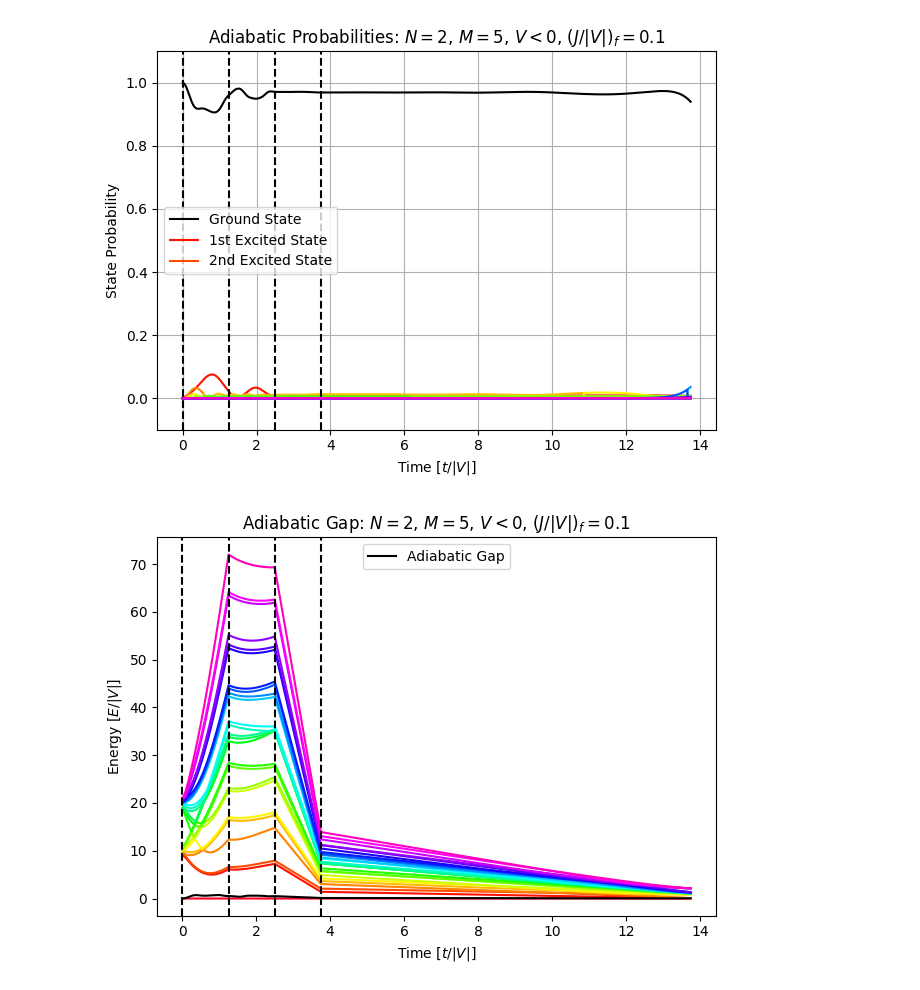
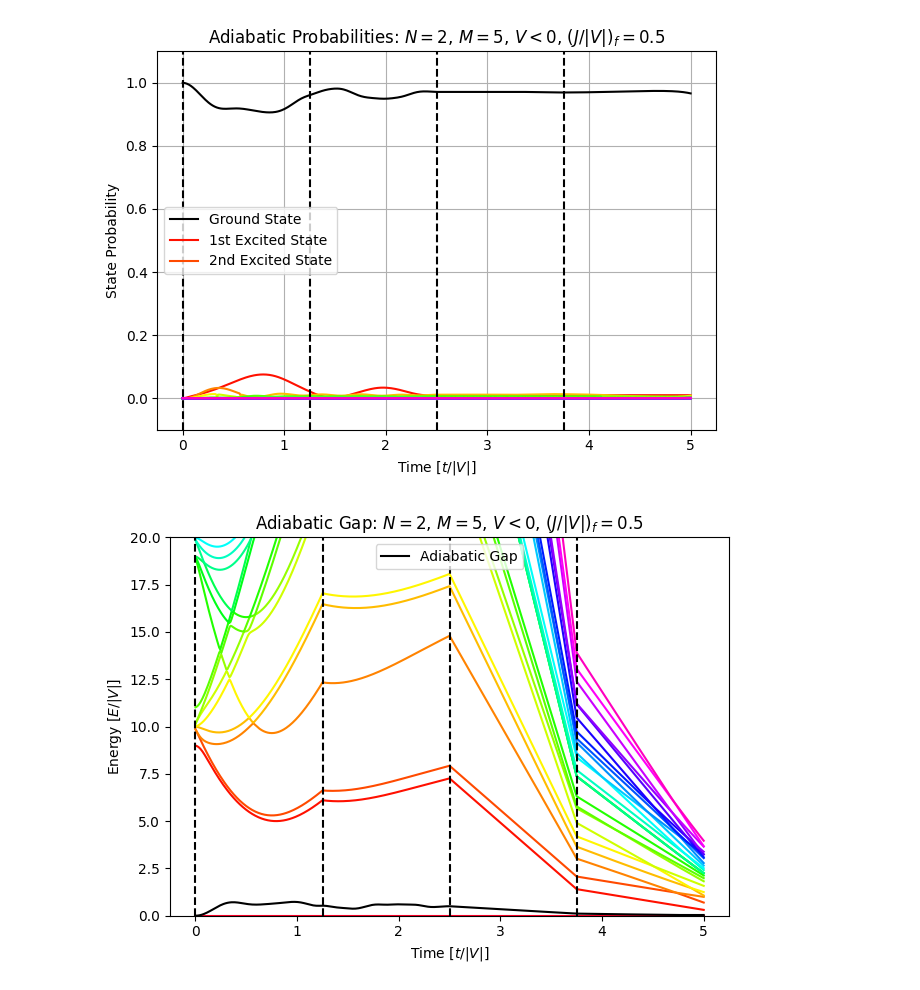
Before and after one commit to jwdesroches/synthetic_dimensions, a Jupyter notebook: adiabatic_evolution/plotting_test.ipynb, the cells around one changed output. Drawn from its saved outputs; the diff is of its cells as text; code cells hidden in the pictures.

```diff
--- a/adiabatic_evolution/plotting_test.ipynb
+++ b/adiabatic_evolution/plotting_test.ipynb
@@ -17,12 +17,12 @@ M = 5
 V = -1
 dt = 0.01
 
-time_array = [1.25, 1.25, 1.25, 10]
+time_array = [1.25, 1.25, 1.25, 1.25]
 J_V_ratios = [
     [0.1, 10],  # step 1
     [10, 10],   # step 2
     [10, 2],    # step 3
-    [2, 0.1]    # step 4
+    [2, 0.5]    # step 4
 ]
 
 mu_V_ratios = [
@@ -82,6 +82,8 @@ accumulated_time = 0
 for time in time_array:
     ax.axvline(accumulated_time, color = "k", linestyle = "--")
     accumulated_time += time
+
+ax.set_ylim(0,20)
 
 # --------------------------------------------------------------------------------------------------------------------------------------------
 # plot 3: real and imaginary components of overlap versus time
@@ -119,32 +121,32 @@ ax.legend(loc = "upper right")
 ax.set_ylabel("Parameter Magnitude")
 ax.set_xlabel("Time [$t/|V|$]")
 ax.grid()
 fig.tight_layout()
 
 accumulated_time = 0
 for time in time_array:
     ax.axvline(accumulated_time, color = "k", linestyle = "--")
     accumulated_time += time
 
 # --------------------------------------------------------------------------------------------------------------------------------------------
 # plot 5: sigma evolution versus time
 fig, ax = plt.subplots()
 states, _ = enumerate_states(N, M)
 sigmas = []
 for wavefunction in adiabatic_wavefunctions:
     sigmas += [sigma_ij(0, 1, ground_state_wavefunction = wavefunction, states = states, N=N, M=M)/M]
 ax.plot(times, sigmas, "-k")
 
 ax.set_title(f"Adiabatic $\sigma$: $N={N}$, $M={M}$, $V<0$, $(J/|V|)_f = {J_V_ratios[-1][-1]}$")
 ax.set_ylabel("$\sigma^{01}/M$")
 ax.set_xlabel("Time [$t/|V|$]")
 ax.grid()
 
 accumulated_time = 0
 for time in time_array:
     ax1.axvline(accumulated_time, color = "k", linestyle = "--")
     ax2.axvline(accumulated_time, color = "k", linestyle = "--")
     accumulated_time += time
 # %% [output]
-[figure, old version]
+[figure, new version]
-[figure, old version]
+[figure, new version]
```
Also changed, not shown: parts of 2 cells of this notebook, 3 other files.
